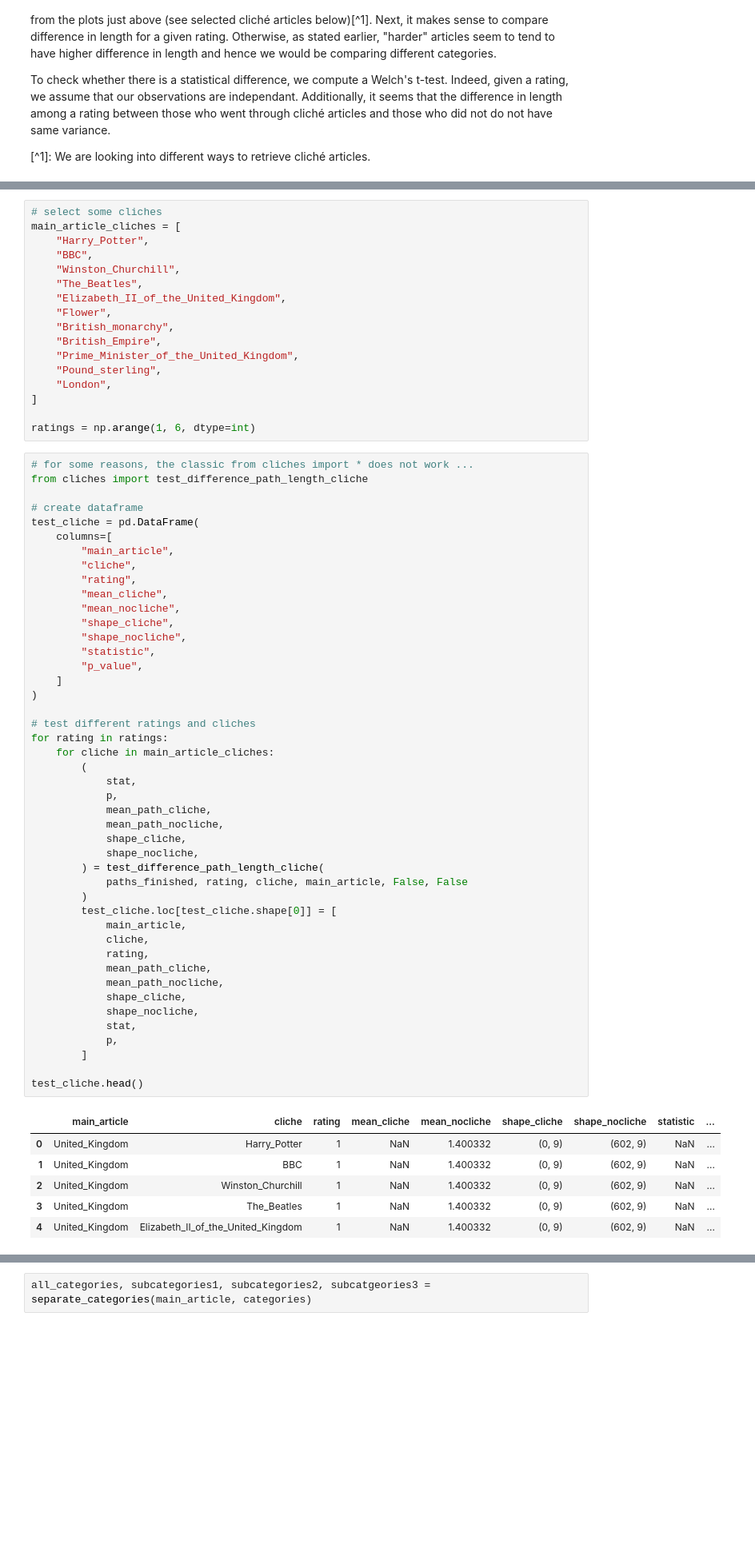
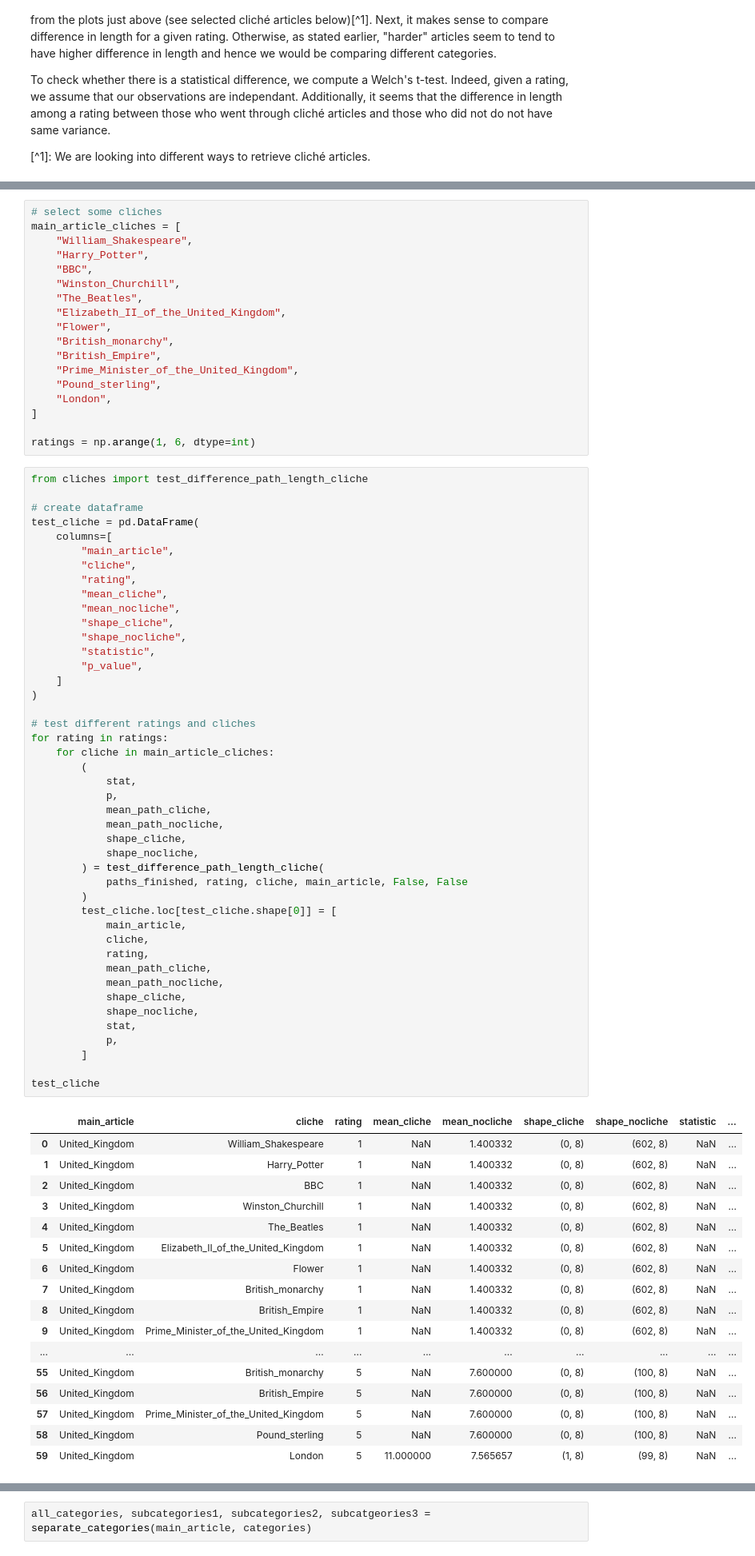
Before and after one commit to epfl-ada/ada-2023-project-abracadabra2023, a Jupyter notebook: nb.ipynb, the cells around one changed output, grey strips where cells are left out. Shown at 80% size. Saved outputs shown, nothing was run; the diff lists cells and outputs as text; blank space fills up the shorter version.

```diff
--- a/nb.ipynb
+++ b/nb.ipynb
@@ -197,6 +218,7 @@ To check whether there is a statistical difference, we compute a Welch's t-test.
 # %%
 # select some cliches
 main_article_cliches = [
+    "William_Shakespeare",
     "Harry_Potter",
     "BBC",
     "Winston_Churchill",
@@ -212,7 +234,6 @@ main_article_cliches = [
 
 ratings = np.arange(1, 6, dtype=int)
 # %%
-# for some reasons, the classic from cliches import * does not work ...
 from cliches import test_difference_path_length_cliche
 
 # create dataframe
@@ -230,36 +251,47 @@ test_cliche = pd.DataFrame(
     ]
 )
 
 # test different ratings and cliches
 for rating in ratings:
     for cliche in main_article_cliches:
         (
             stat,
             p,
             mean_path_cliche,
             mean_path_nocliche,
             shape_cliche,
             shape_nocliche,
         ) = test_difference_path_length_cliche(
             paths_finished, rating, cliche, main_article, False, False
         )
         test_cliche.loc[test_cliche.shape[0]] = [
             main_article,
             cliche,
             rating,
             mean_path_cliche,
             mean_path_nocliche,
             shape_cliche,
             shape_nocliche,
             stat,
             p,
         ]
 
-test_cliche.head()
+test_cliche
 # %% [output]
 |  | main_article | cliche | rating | mean_cliche | mean_nocliche | shape_cliche | shape_nocliche | statistic | ... |
-| 0 | United_Kingdom | Harry_Potter | 1 | NaN | 1.400332 | (0, 9) | (602, 9) | NaN | ... |
-| 1 | United_Kingdom | BBC | 1 | NaN | 1.400332 | (0, 9) | (602, 9) | NaN | ... |
-| 2 | United_Kingdom | Winston_Churchill | 1 | NaN | 1.400332 | (0, 9) | (602, 9) | NaN | ... |
-| 3 | United_Kingdom | The_Beatles | 1 | NaN | 1.400332 | (0, 9) | (602, 9) | NaN | ... |
-| 4 | United_Kingdom | Elizabeth_II_of_the_United_Kingdom | 1 | NaN | 1.400332 | (0, 9) | (602, 9) | NaN | ... |
+| 0 | United_Kingdom | William_Shakespeare | 1 | NaN | 1.400332 | (0, 8) | (602, 8) | NaN | ... |
+| 1 | United_Kingdom | Harry_Potter | 1 | NaN | 1.400332 | (0, 8) | (602, 8) | NaN | ... |
+| 2 | United_Kingdom | BBC | 1 | NaN | 1.400332 | (0, 8) | (602, 8) | NaN | ... |
+| 3 | United_Kingdom | Winston_Churchill | 1 | NaN | 1.400332 | (0, 8) | (602, 8) | NaN | ... |
+| 4 | United_Kingdom | The_Beatles | 1 | NaN | 1.400332 | (0, 8) | (602, 8) | NaN | ... |
+| 5 | United_Kingdom | Elizabeth_II_of_the_United_Kingdom | 1 | NaN | 1.400332 | (0, 8) | (602, 8) | NaN | ... |
+| 6 | United_Kingdom | Flower | 1 | NaN | 1.400332 | (0, 8) | (602, 8) | NaN | ... |
+| 7 | United_Kingdom | British_monarchy | 1 | NaN | 1.400332 | (0, 8) | (602, 8) | NaN | ... |
+| 8 | United_Kingdom | British_Empire | 1 | NaN | 1.400332 | (0, 8) | (602, 8) | NaN | ... |
+| 9 | United_Kingdom | Prime_Minister_of_the_United_Kingdom | 1 | NaN | 1.400332 | (0, 8) | (602, 8) | NaN | ... |
+| ... | ... | ... | ... | ... | ... | ... | ... | ... | ... |
+| 55 | United_Kingdom | British_monarchy | 5 | NaN | 7.600000 | (0, 8) | (100, 8) | NaN | ... |
+| 56 | United_Kingdom | British_Empire | 5 | NaN | 7.600000 | (0, 8) | (100, 8) | NaN | ... |
+| 57 | United_Kingdom | Prime_Minister_of_the_United_Kingdom | 5 | NaN | 7.600000 | (0, 8) | (100, 8) | NaN | ... |
+| 58 | United_Kingdom | Pound_sterling | 5 | NaN | 7.600000 | (0, 8) | (100, 8) | NaN | ... |
+| 59 | United_Kingdom | London | 5 | 11.000000 | 7.565657 | (1, 8) | (99, 8) | NaN | ... |
```
Also changed, not shown: parts of 6 cells of this notebook.
